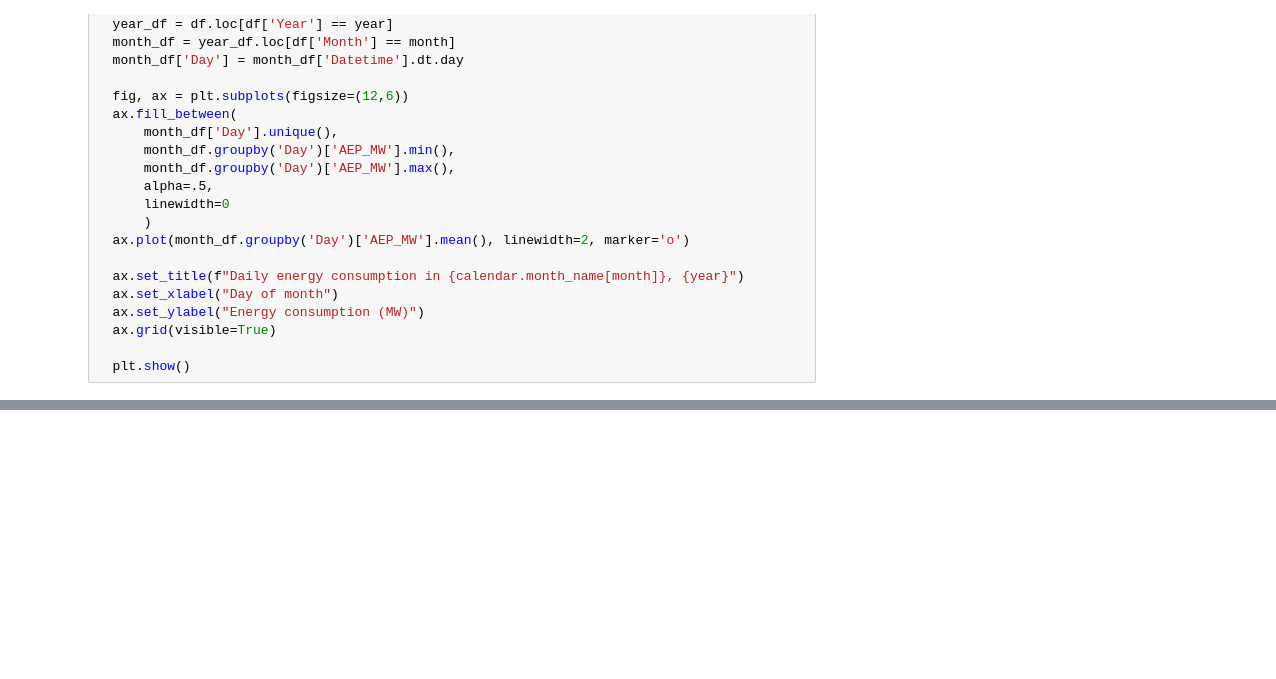
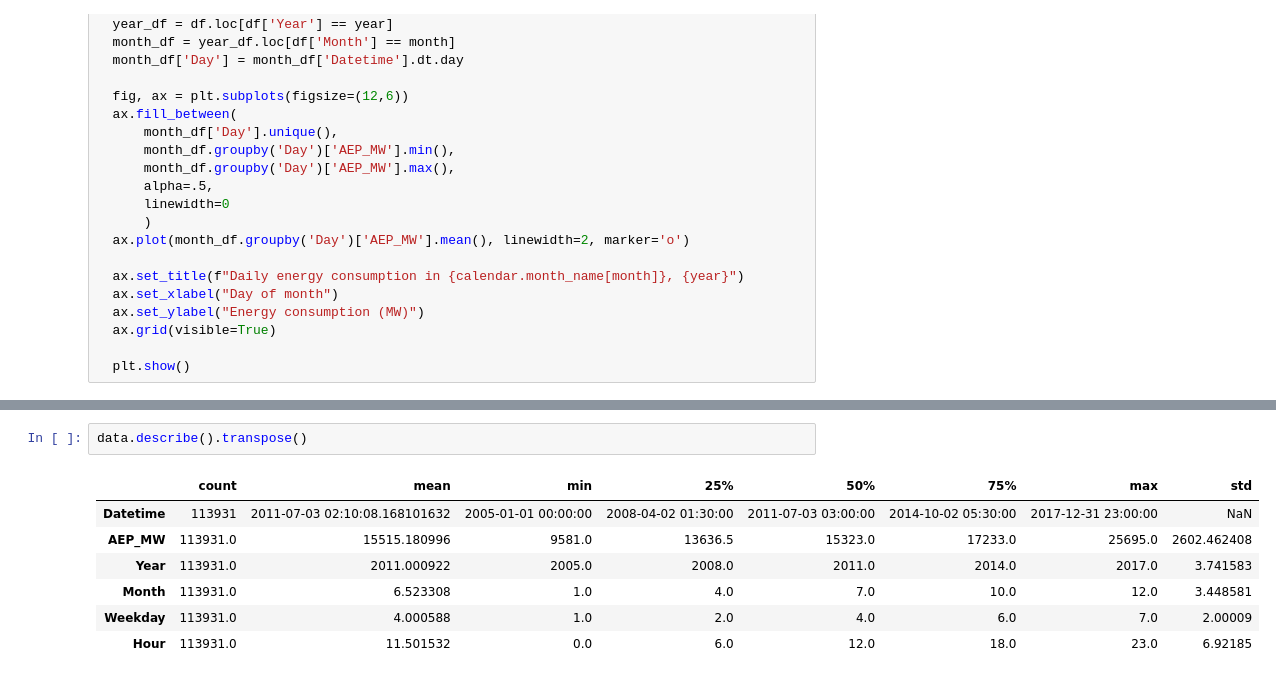
Before and after one commit to anmar36a/Data-Analysis, a Jupyter notebook: Energy_consumption_in_the_US.ipynb, the cells around one changed output, grey strips where cells are left out. Saved outputs shown, nothing was run; the diff lists cells and outputs as text; blank space fills up the shorter version.

```diff
--- a/Energy_consumption_in_the_US.ipynb
+++ b/Energy_consumption_in_the_US.ipynb
@@ -544,0 +605,10 @@ See the caveats in the documentation: https://pandas.pydata.org/pandas-docs/stab
+# %%
+data.describe().transpose()
+# %% [output]
+|  | count | mean | min | 25% | 50% | 75% | max | std |
+| Datetime | 113931 | 2011-07-03 02:10:08.168101632 | 2005-01-01 00:00:00 | 2008-04-02 01:30:00 | 2011-07-03 03:00:00 | 2014-10-02 05:30:00 | 2017-12-31 23:00:00 | NaN |
+| AEP_MW | 113931.0 | 15515.180996 | 9581.0 | 13636.5 | 15323.0 | 17233.0 | 25695.0 | 2602.462408 |
+| Year | 113931.0 | 2011.000922 | 2005.0 | 2008.0 | 2011.0 | 2014.0 | 2017.0 | 3.741583 |
+| Month | 113931.0 | 6.523308 | 1.0 | 4.0 | 7.0 | 10.0 | 12.0 | 3.448581 |
+| Weekday | 113931.0 | 4.000588 | 1.0 | 2.0 | 4.0 | 6.0 | 7.0 | 2.00009 |
+| Hour | 113931.0 | 11.501532 | 0.0 | 6.0 | 12.0 | 18.0 | 23.0 | 6.92185 |
```
Also changed, not shown: parts of 35 cells of this notebook.
